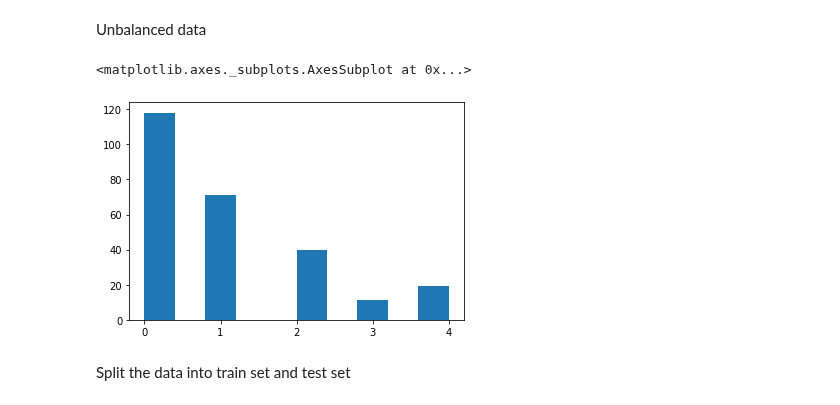
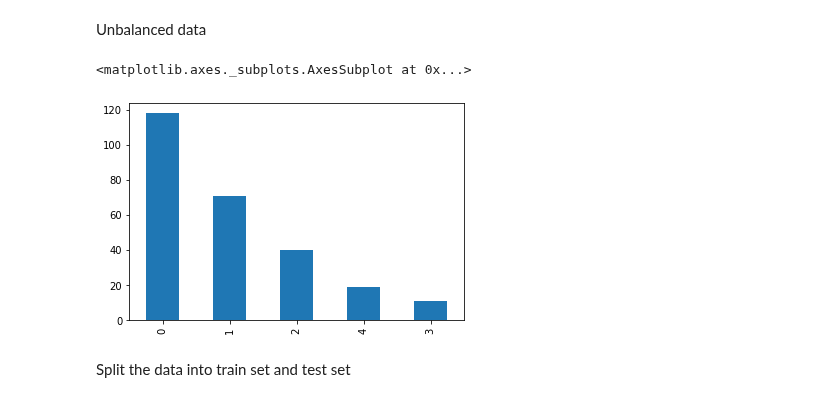
Before and after one commit to karlpolak/MDA-project, a Jupyter notebook: 2 Classification.ipynb, the cells around one changed output. Drawn from its saved outputs; the diff is of its cells as text; code cells hidden in the pictures.

```diff
--- a/2 Classification.ipynb
+++ b/2 Classification.ipynb
@@ -76,11 +75,11 @@ X=data.iloc[:,0:23].drop(
 y=data['stressclass']
 # %% [markdown]
 Unbalanced data
-# %%
-y.sort_values().hist(grid=False)
-# %% [output]
-<matplotlib.axes._subplots.AxesSubplot at 0x...>
-[figure, removed]
+# %%
+y.value_counts().plot.bar()
+# %% [output]
+<matplotlib.axes._subplots.AxesSubplot at 0x...>
+[figure, added]
 # %% [markdown]
 Split the data into train set and test set
 # %%
```
Also changed, not shown: parts of 7 cells of this notebook.
